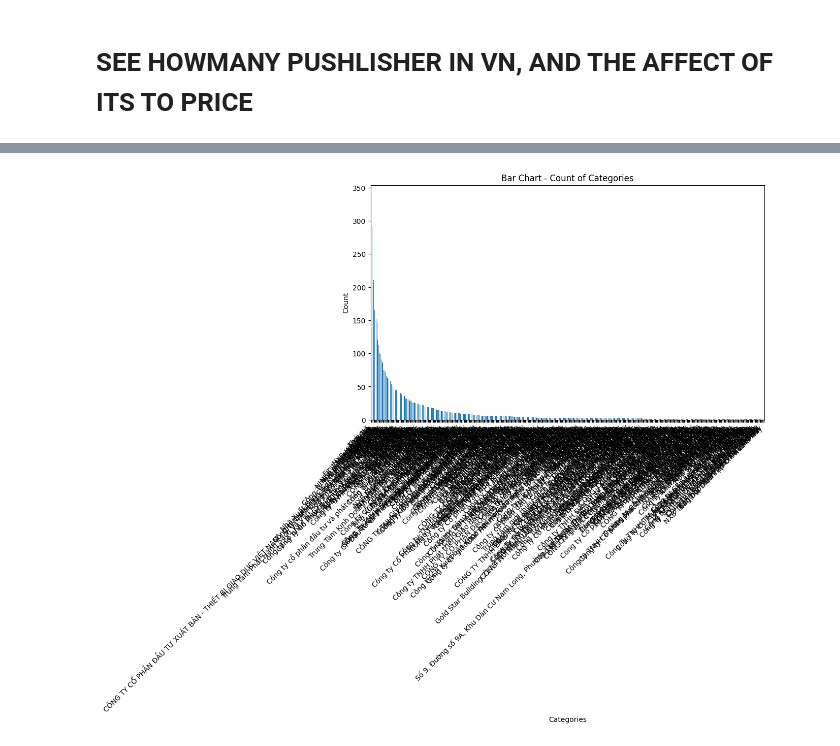
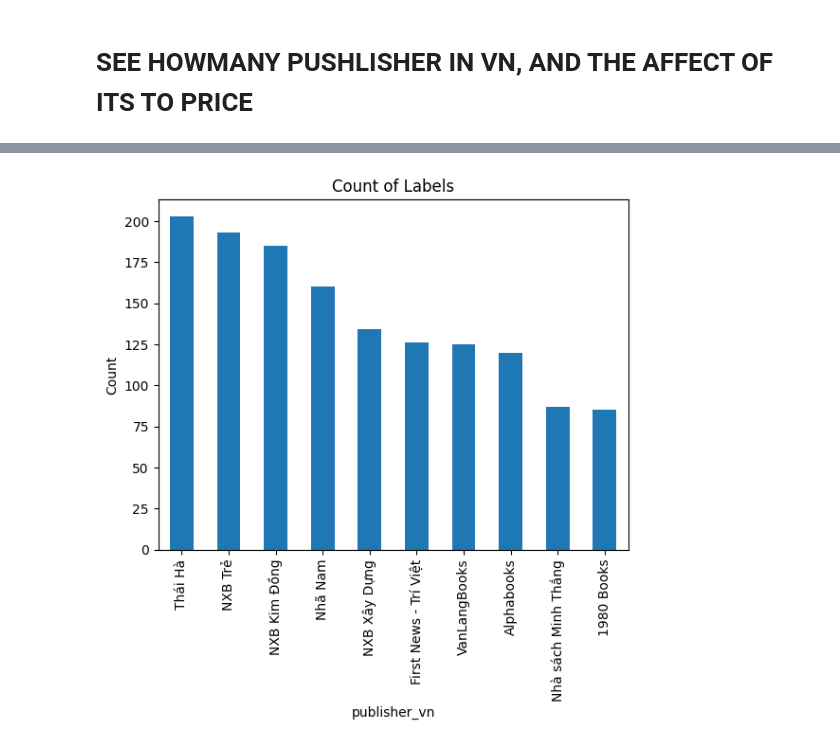
Before and after one commit to daovanhieu23800/interview_project, a Jupyter notebook: predict_price.ipynb, the cells around one changed output, grey strips where cells are left out. Saved outputs shown, nothing was run; the diff lists cells and outputs as text; code cells hidden in the pictures.

```diff
--- a/predict_price.ipynb
+++ b/predict_price.ipynb
@@ -45,16 +24,15 @@ print(book_df['publisher_vn'].unique())
 # %%
 label_counts = book_df['publisher_vn'].value_counts()
-fig, ax = plt.subplots(figsize=(10, 6))  # Adjust the figure size as per your preference
-label_counts.plot.bar(ax=ax)
-ax.set_xticklabels(label_counts.index, rotation=45, ha='right')
+
+# Create a bar plot of label counts
+label_counts[:10].plot.bar()
 
 # Add labels and title
-plt.xlabel('Categories')
+plt.xlabel('publisher_vn')
 plt.ylabel('Count')
-plt.title('Bar Chart - Count of Categories')
+plt.title('Count of Labels')
 
-# Show the plot
-plt.tight_layout()  # To ensure the labels and title are properly displayed
+# Display the plot
 plt.show()
 # %% [output]
-[figure, old version]
+[figure, new version]
```
Also changed, not shown: parts of 16 cells of this notebook, 2 other files.
